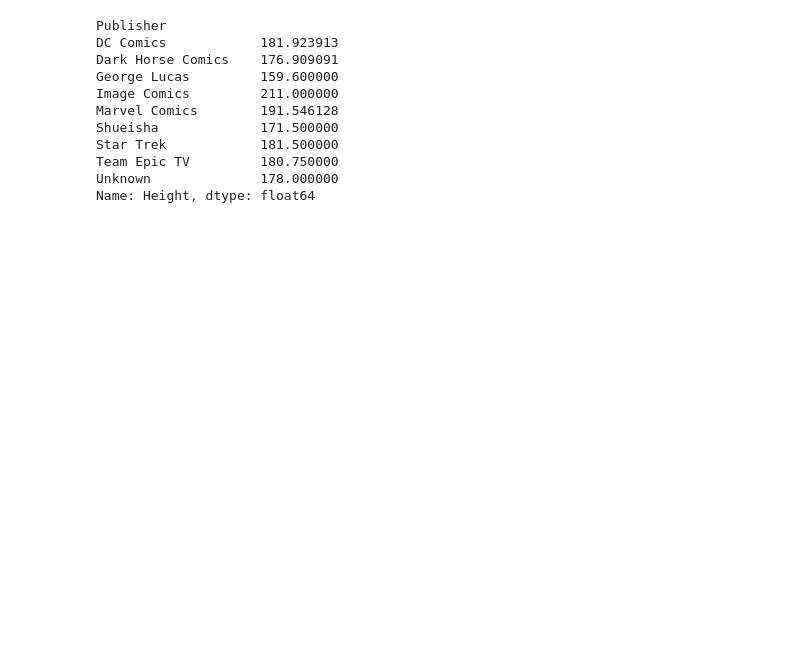
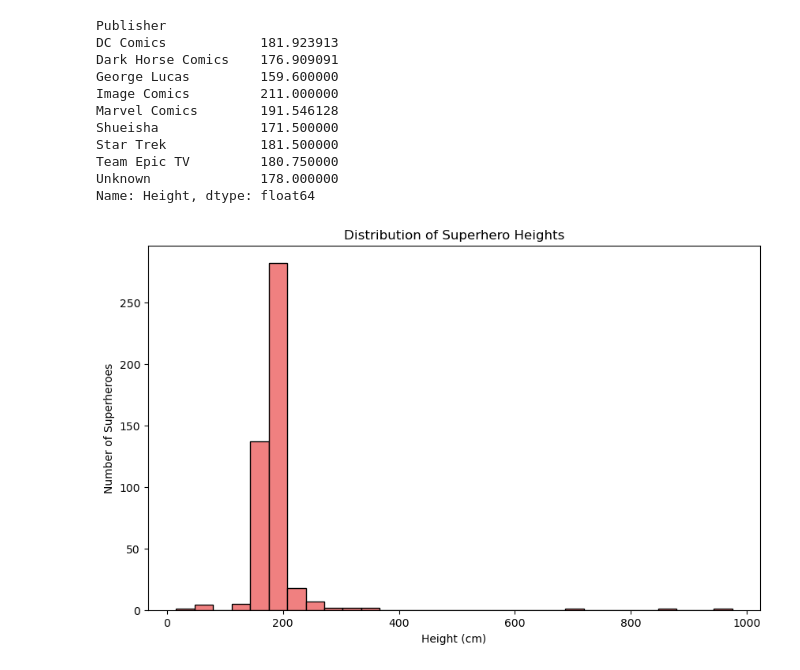
Before and after one commit to coryncates/Super_Hero, a Jupyter notebook: Super.ipynb, the cells around one changed output. Saved outputs shown, nothing was run; the diff lists cells and outputs as text; code cells hidden in the pictures; blank space fills up the shorter version.

```diff
--- a/Super.ipynb
+++ b/Super.ipynb
@@ -110,3 +107,13 @@ Star Trek            181.500000
 Team Epic TV         180.750000
 Unknown              178.000000
 Name: Height, dtype: float64
+# %%
+# Visualizing the distribution of superhero heights
+plt.figure(figsize=(10, 6))
+plt.hist(combined_df['Height'].dropna(), bins=30, color='lightcoral', edgecolor='black')
+plt.title('Distribution of Superhero Heights')
+plt.xlabel('Height (cm)')
+plt.ylabel('Number of Superheroes')
+plt.show()
+# %% [output]
+[figure, added]
```
Also changed, not shown: parts of 19 cells of this notebook.
